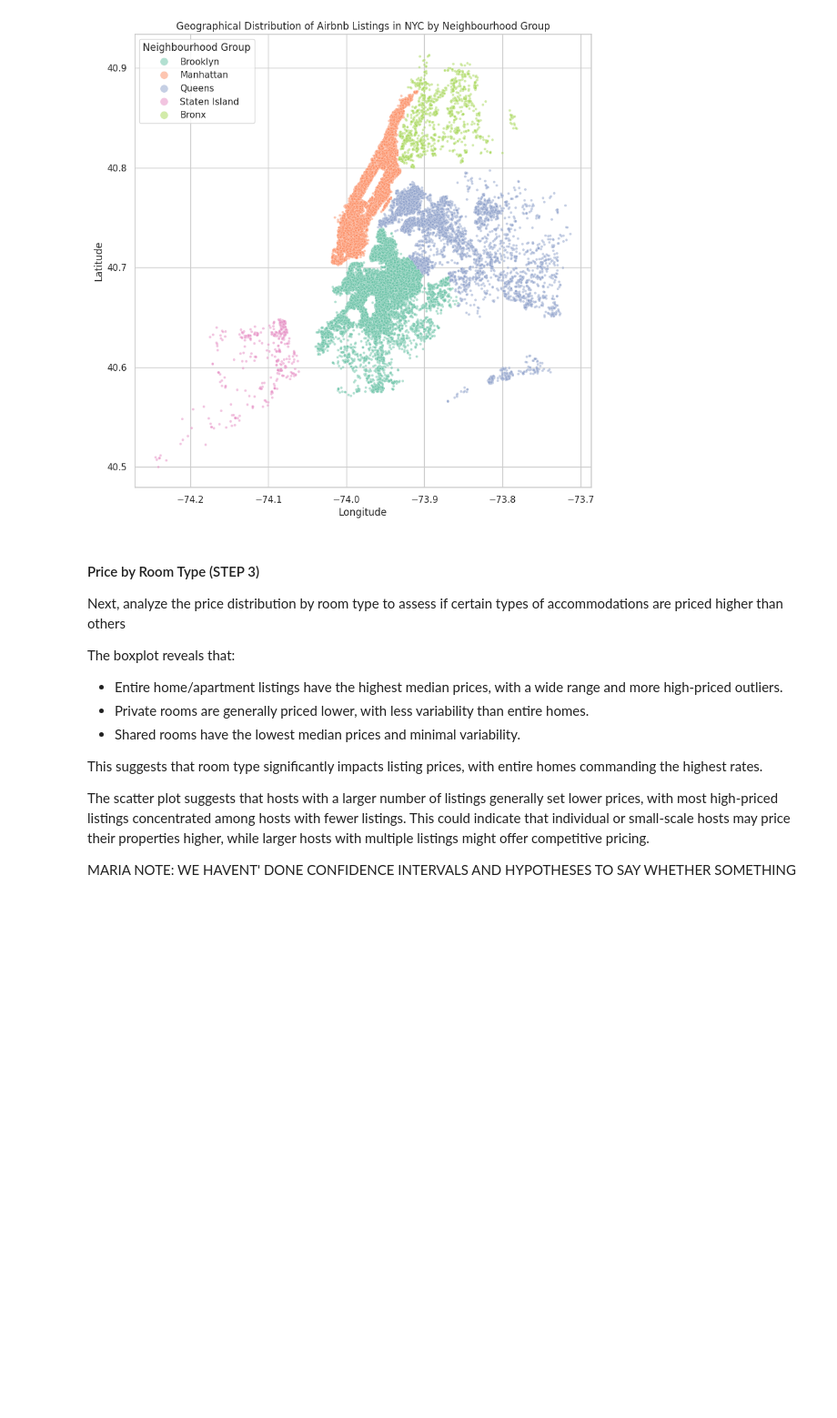
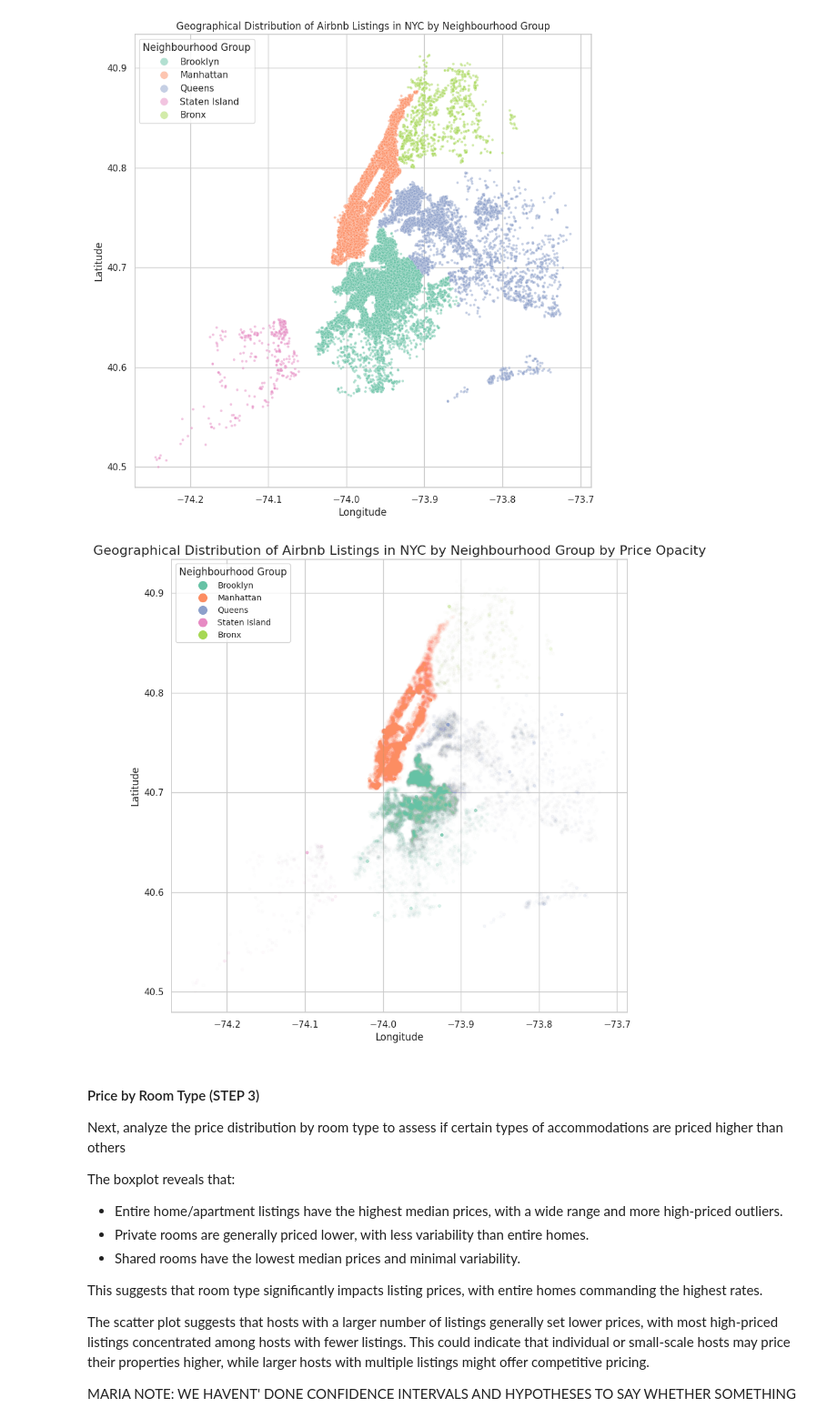
Before and after one commit to mariaingold/AirbnbNYC, a Jupyter notebook: AirbnbNYC.ipynb, the cells around one changed output. Shown at 91% size. Drawn from its saved outputs; the diff is of its cells as text; code cells hidden in the pictures; blank space fills up the shorter version.

```diff
--- a/AirbnbNYC.ipynb
+++ b/AirbnbNYC.ipynb
@@ -868,6 +865,41 @@ plt.legend(title='Neighbourhood Group', markerscale=3, scatterpoints=1)
 plt.show()
 # %% [output]
 [figure]
+# %%
+plt.figure(figsize=(10, 10))
+# Calculate normalized prices for alpha values beforehand
+normalized_prices = nyc_airbnb_df['price'] / nyc_airbnb_df['price'].max()
+
+# Get unique neighbourhood groups and their corresponding colors from the palette
+neighbourhood_groups = nyc_airbnb_df['neighbourhood_group'].unique()
+palette = sns.color_palette("Set2", n_colors=len(neighbourhood_groups))
+group_colors = dict(zip(neighbourhood_groups, palette))
+
+# Plot each neighbourhood group separately with varying transparency
+for group in neighbourhood_groups:
+    group_data = nyc_airbnb_df[nyc_airbnb_df['neighbourhood_group'] == group]
+    plt.scatter(
+        x=group_data['longitude'],
+        y=group_data['latitude'],
+        c=[group_colors[group]],  # Use a single color for each group
+        s=10,
+        alpha=normalized_prices[group_data.index].values,  # Use normalized prices for alpha
+        label=group
+    )
+
+# Create custom legend handles with colors
+legend_handles = [
+    mlines.Line2D([], [], color=color, marker='o', linestyle='None', markersize=10, label=group)
+    for group, color in group_colors.items()
+]
+
+plt.title("Geographical Distribution of Airbnb Listings in NYC by Neighbourhood Group by Price Opacity", fontsize=16)
+plt.xlabel("Longitude", fontsize=12)
+plt.ylabel("Latitude", fontsize=12)
+plt.legend(handles=legend_handles, title='Neighbourhood Group', fontsize=10)  # Use custom handles
+plt.show()
+# %% [output]
+[figure, added]
 # %% [markdown]
 #### Price by Room Type (STEP 3)
 
```
Also changed, not shown: parts of 17 cells of this notebook.
